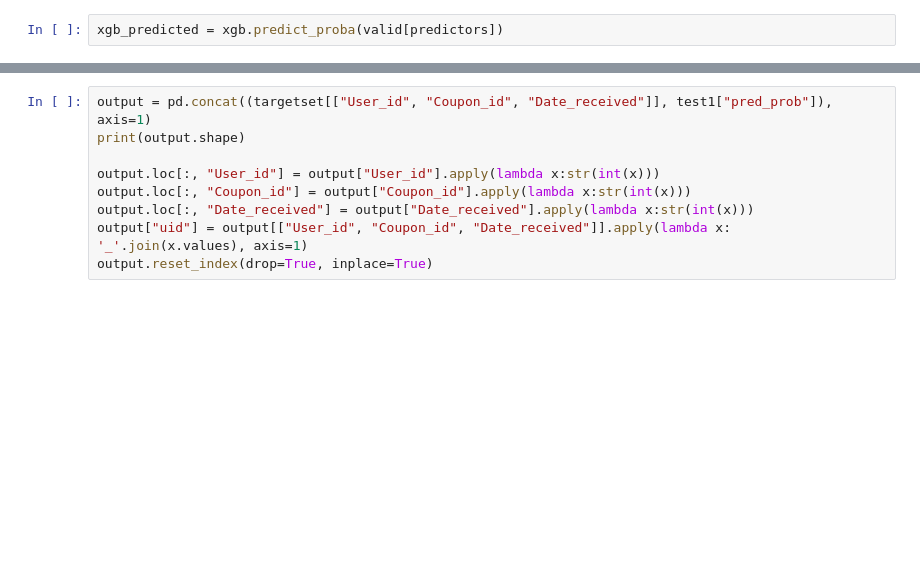
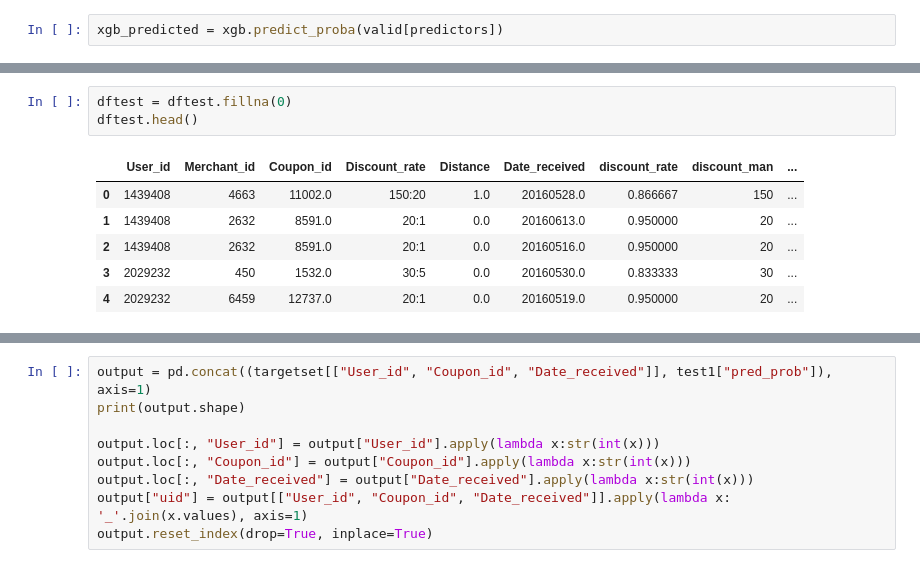
Before and after one commit to HRTseng/100Day-ML-Marathon, a Jupyter notebook: DAY_50~53_HW01.ipynb, the cells around one changed output, grey strips where cells are left out. Cells and saved outputs as stored; diff of their text form; blank space fills up the shorter version.

```diff
--- a/DAY_50~53_HW01.ipynb
+++ b/DAY_50~53_HW01.ipynb
@@ -467,3 +493,13 @@ Validation AUC: 0.817, Accuracy: 0.953
+# %%
+dftest = dftest.fillna(0)
+dftest.head()
+# %% [output]
+|  | User_id | Merchant_id | Coupon_id | Discount_rate | Distance | Date_received | discount_rate | discount_man | ... |
+| 0 | 1439408 | 4663 | 11002.0 | 150:20 | 1.0 | 20160528.0 | 0.866667 | 150 | ... |
+| 1 | 1439408 | 2632 | 8591.0 | 20:1 | 0.0 | 20160613.0 | 0.950000 | 20 | ... |
+| 2 | 1439408 | 2632 | 8591.0 | 20:1 | 0.0 | 20160516.0 | 0.950000 | 20 | ... |
+| 3 | 2029232 | 450 | 1532.0 | 30:5 | 0.0 | 20160530.0 | 0.833333 | 30 | ... |
+| 4 | 2029232 | 6459 | 12737.0 | 20:1 | 0.0 | 20160519.0 | 0.950000 | 20 | ... |
 # %%
 
 targetset = dftest.copy()
```
Also changed, not shown: parts of 22 cells of this notebook.
